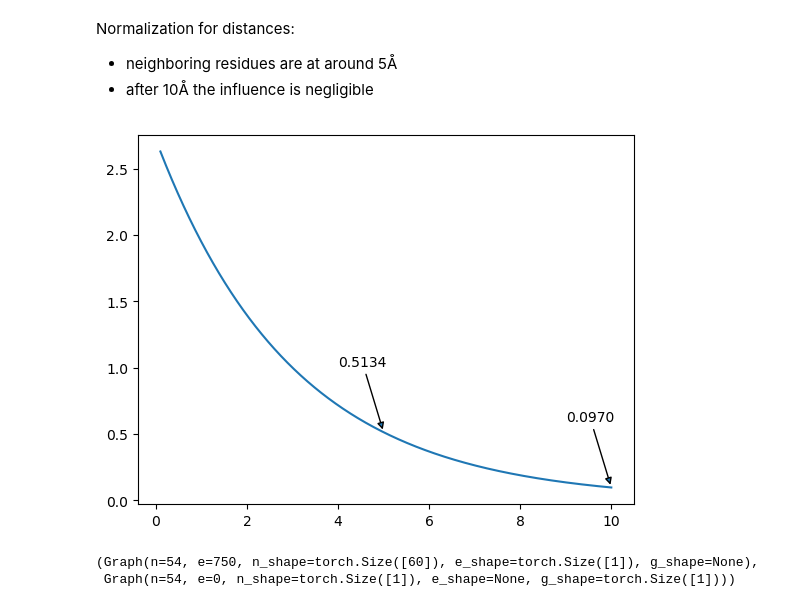
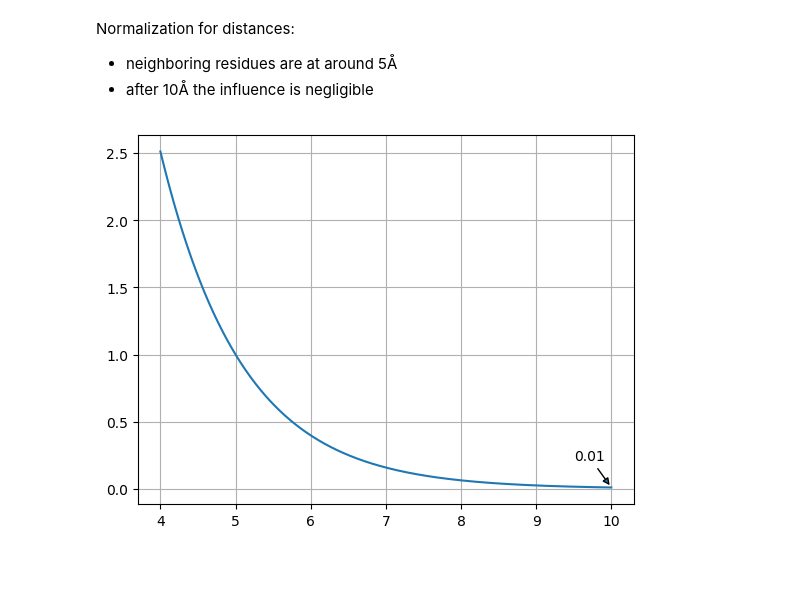
Before and after one commit to baldassarreFe/graphqa, a Jupyter notebook: notebooks/Dataset.ipynb, the cells around one changed output. Saved outputs shown, nothing was run; the diff lists cells and outputs as text; code cells hidden in the pictures; blank space fills up the shorter version.

```diff
--- a/notebooks/Dataset.ipynb
+++ b/notebooks/Dataset.ipynb
@@ -279,60 +322,13 @@ Normalization for distances:
 - neighboring residues are at around 5Å
 - after 10Å the influence is negligible
 # %%
-x = np.linspace(0.1,10, 10000)
-f = lambda x: np.exp(- (x - 3)  / 3)
+x = np.linspace(4,10, 10000)
+f = lambda x: np.exp((x - 5) * np.log(.01) / 5)
 y = f(x)
 fig, ax = plt.subplots(1,1)
 ax.plot(x, y)
-ax.annotate(f'{f(10):.4f}', (10, f(10)), xytext=(10 - 1, f(10) + .5), arrowprops={'arrowstyle': '-|>'})
-ax.annotate(f'{f(5):.4f}', (5, f(5)), xytext=(5 - 1, f(5) + .5), arrowprops={'arrowstyle': '-|>'})
+ax.annotate(f'{f(10):.2f}', (10, f(10)), xytext=(10 - .5, f(10) + .2), arrowprops={'arrowstyle': '-|>'})
+ax.grid()
 display(fig)
 # %% [output]
-[figure, old version]
+[figure, new version]
-# %%
-model_idx = 2
-
-provider = protein.names[model_idx].decode('utf-8')            # who built this model of the protein
-
-residue_mask = protein.valid_dssp[model_idx]                   # which residues are actually present in this model
-residues = protein.seq[0][residue_mask]                        # one-hot encoding of the residues present in this model
-partial_entropy = protein.part_entr[0][residue_mask]           # partial entropy of the residues
-self_information = protein.self_info[0][residue_mask]          # self information of the residues
-secondary_structure = protein.dssp[model_idx][residue_mask]    # secondary structure features
-
-coordinates = protein.cb_coordinates[model_idx][residue_mask]  # coordinates of the β carbon (or α if β is not present)
-distances = scipy.spatial.distance.pdist(coordinates)          # pairwise distances between residues
-
-valid_scores = protein.valid[model_idx][residue_mask]          # of the residues present in this model, only those that are also present in the exprimental model have a score
-scores = protein.lddt[model_idx][residue_mask]                 # quality scores of the residues
-global_score = protein.lddt_global[model_idx]                  # quality score of the whole model
-
-N = len(residues)
-
-distances_idx = distances < 10
-senders, receivers = np.triu_indices(N, k=1)
-senders = senders[distances_idx]
-receivers = receivers[distances_idx]
-
-graph_in = tg.Graph(
-    num_nodes=N,
-    node_features=torch.from_numpy(np.concatenate([
-        #residues,
-        partial_entropy,
-        self_information,
-        secondary_structure
-    ], axis=1)).float(),
-    num_edges=2 * np.count_nonzero(distances_idx),
-    senders=torch.from_numpy(np.concatenate((senders, receivers))),
-    receivers=torch.from_numpy(np.concatenate((receivers, senders))),
-    edge_features=torch.from_numpy(- (distances[distances_idx] - 3) / 3).exp_().repeat(2).view(-1, 1).float()
-)
-graph_target = tg.Graph(
-    num_nodes=N,
-    node_features=torch.from_numpy(scores).view(-1, 1).float(),
-    global_features=torch.tensor([global_score]).float()
-)
-graph_in, graph_target
-# %% [output]
-(Graph(n=54, e=750, n_shape=torch.Size([60]), e_shape=torch.Size([1]), g_shape=None),
- Graph(n=54, e=0, n_shape=torch.Size([1]), e_shape=None, g_shape=torch.Size([1])))
```
Also changed, not shown: parts of 10 cells of this notebook, 2 other files.
